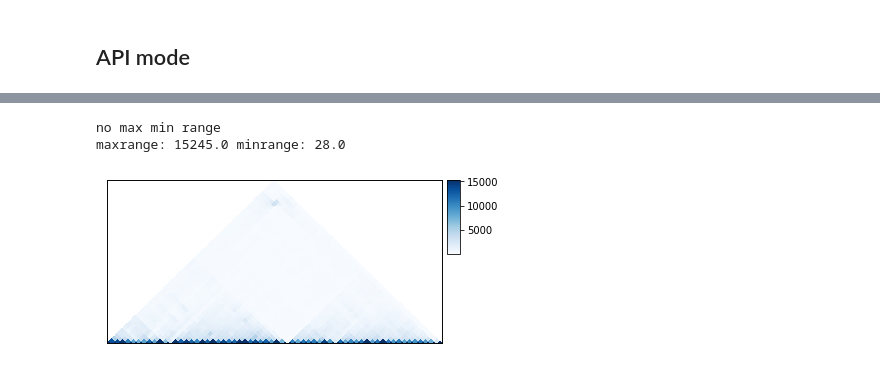
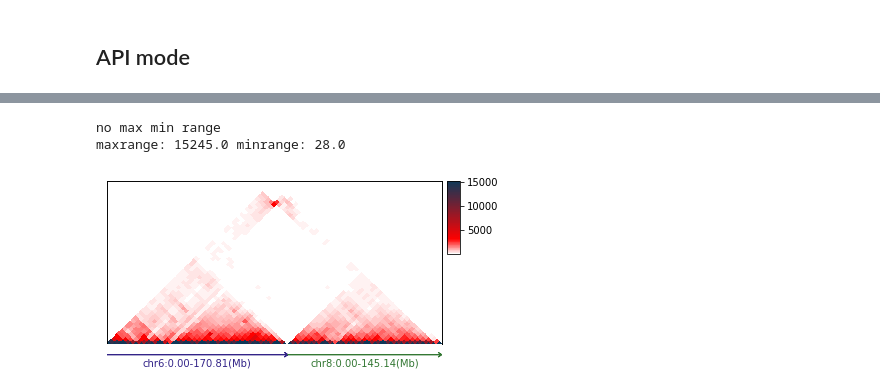
Before and after one commit to seqyuan/trackc, a Jupyter notebook: docs/cli/heatmap-1.ipynb, the cells around one changed output, grey strips where cells are left out. Drawn from its saved outputs; the diff is of its cells as text; code cells hidden in the pictures.

```diff
--- a/docs/cli/heatmap-1.ipynb
+++ b/docs/cli/heatmap-1.ipynb
@@ -31,0 +29,12 @@ import trackc as tc
+# %%
+import cooler
+import trackc as tc
+
+from matplotlib.colors import LinearSegmentedColormap, ListedColormap
+
+fruitpunch3 = LinearSegmentedColormap.from_list(
+    "fruitpunch3", [(0, "white"), (0.2, "r"), (1, "#0E3858")], N=100
+)
+# %%
+clr = cooler.Cooler("/Users/yuanzan/Documents/RD/GSM4417639_SK-N-DZ_C6BC81F2_b38d5.mcool::/resolutions/5120000")
+clr.chromsizes
@@ -32,18 +59,26 @@ import trackc as tc
 # %%
 ten = tc.tenon(figsize=(6, 1))
 ten.add(pos="bottom", height=3)
+ten.add(pos="bottom", height=0.4)
 
-regions = ["chr6", "chr8"]
-clr = "./GSM4417639_SK-N-DZ_C6BC81F2_b38d5.mcool::/resolutions/5120000"
-
+regions = ["chr6:0-170805979", "chr8:0-145138636"]
 mat = tc.tl.extractContactRegions(
     clr=clr,
     row_regions=regions,
 )
 
-tc.pl.mapC(ax=ten.axs(0), mat=mat.cmat, map_type="tri", cmap='Blues')
-#tc.savefig('')
+tc.pl.mapC(ax=ten.axs(0), mat=mat.cmat, map_type="tri", cmap=fruitpunch3)
+tc.pl.multi_scale_track(
+    ten.axs(1),
+    regions=regions,
+    scale_adjust="Mb",
+    intervals=1,
+    tick_rotation=0,
+    tick_fontsize=10,
+)
+
+#tc.savefig('inter-chrom.pdf')
 # %% [output]
 no max min range
 maxrange: 15245.0 minrange: 28.0
-[figure, old version]
+[figure, new version]
```
Also changed, not shown: parts of 3 cells of this notebook, 4 other files.
